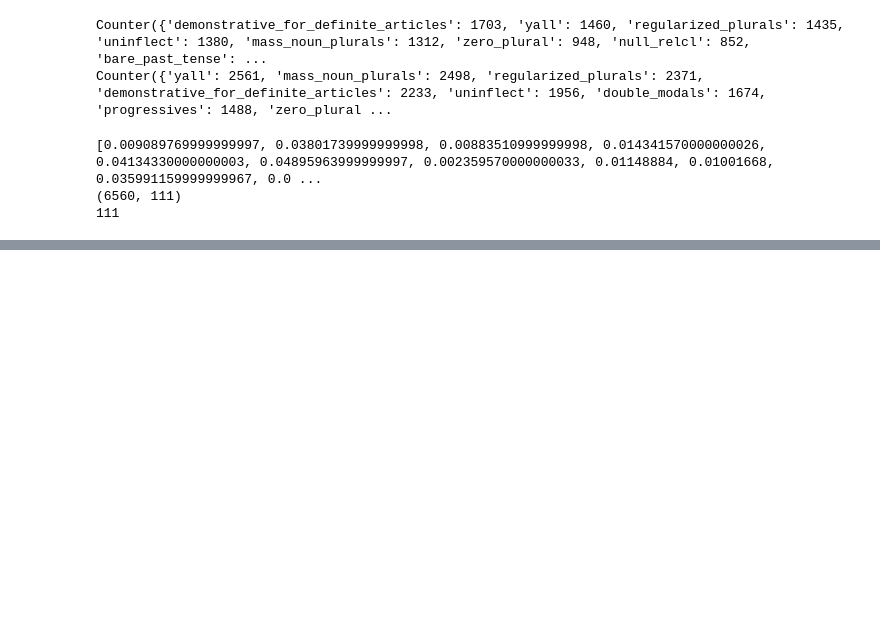
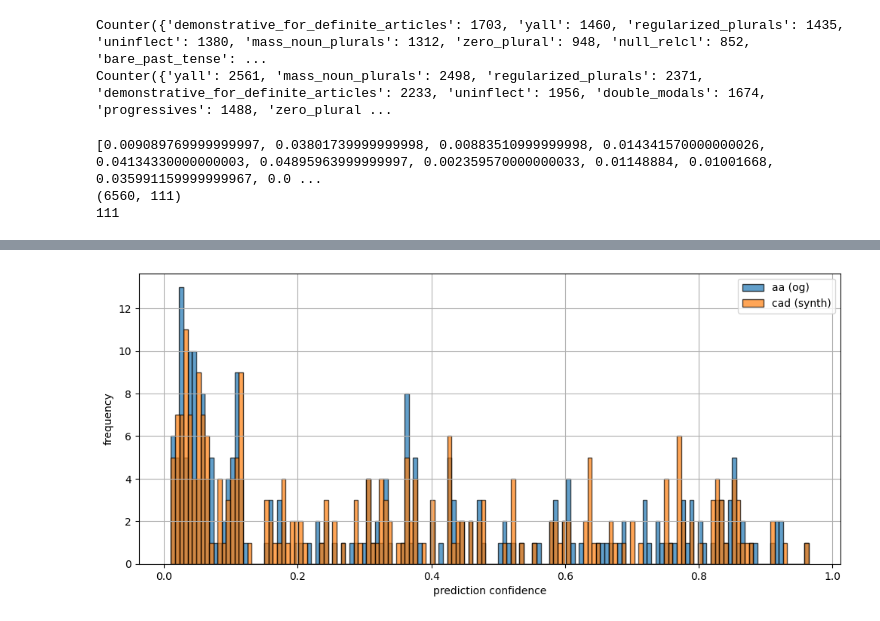
Before and after one commit to xuanxuanx-98/CompMod_2324_BN-AP, a Jupyter notebook: notebooks/examine_perspective_results.ipynb, the cells around one changed output, grey strips where cells are left out. Saved outputs shown, nothing was run; the diff lists cells and outputs as text; code cells hidden in the pictures; blank space fills up the shorter version.

```diff
--- a/notebooks/examine_perspective_results.ipynb
+++ b/notebooks/examine_perspective_results.ipynb
@@ -344,0 +322,8 @@ results = sorted(results, key=lambda x: list(x.values())[0][1])
+# %%
+aa_scores = list(pd.read_csv("../data/twitter_aae/persp_score_aa250.csv")["score"])
+cad_scores = list(pd.read_csv("../data/twitter_aae/persp_score_cad250_synth.csv")["score"])
+
+aa_errors = json.load(open(f"../data/twitter_aae/errors_aa250.json"))
+cad_errors = json.load(open(f"../data/twitter_aae/errors_cad250_synth.json"))
+
+to_drop = sorted(list(set(aa_errors + cad_errors)), reverse=True)
@@ -344,0 +347,14 @@ results = sorted(results, key=lambda x: list(x.values())[0][1])
+# %%
+# plot prediction confidence of different dialects
+plt.figure(figsize=(12, 5))
+
+plt.hist(aa_scores, bins=150, edgecolor='black', alpha=0.7, label="aa (og)")
+plt.hist(cad_scores, bins=150, edgecolor='black', alpha=0.7, label="cad (synth)")
+
+plt.xlabel('prediction confidence')
+plt.ylabel('frequency')
+plt.legend()
+plt.grid(True)
+plt.show()
+# %% [output]
+[figure, added]
```
Also changed, not shown: parts of 14 cells of this notebook, 2 other files.
